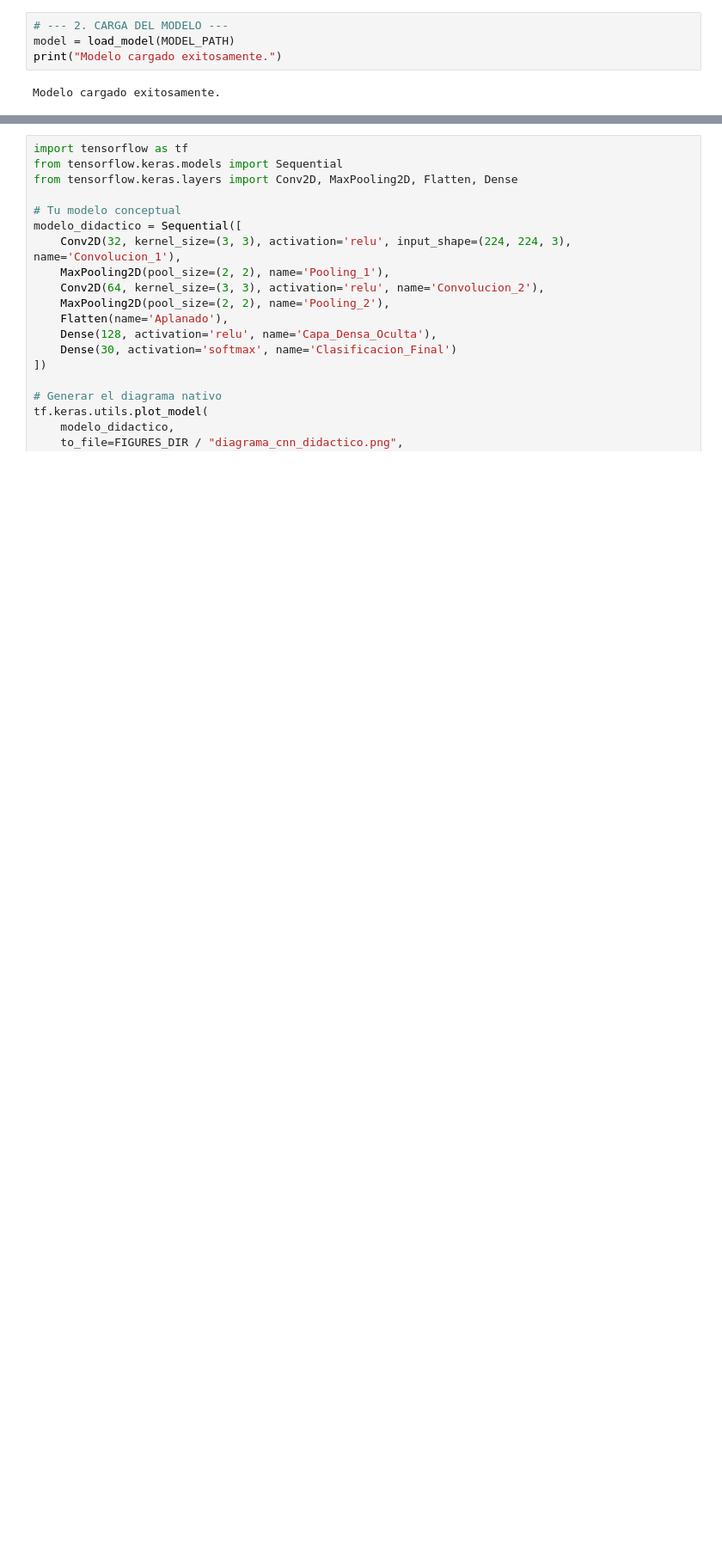
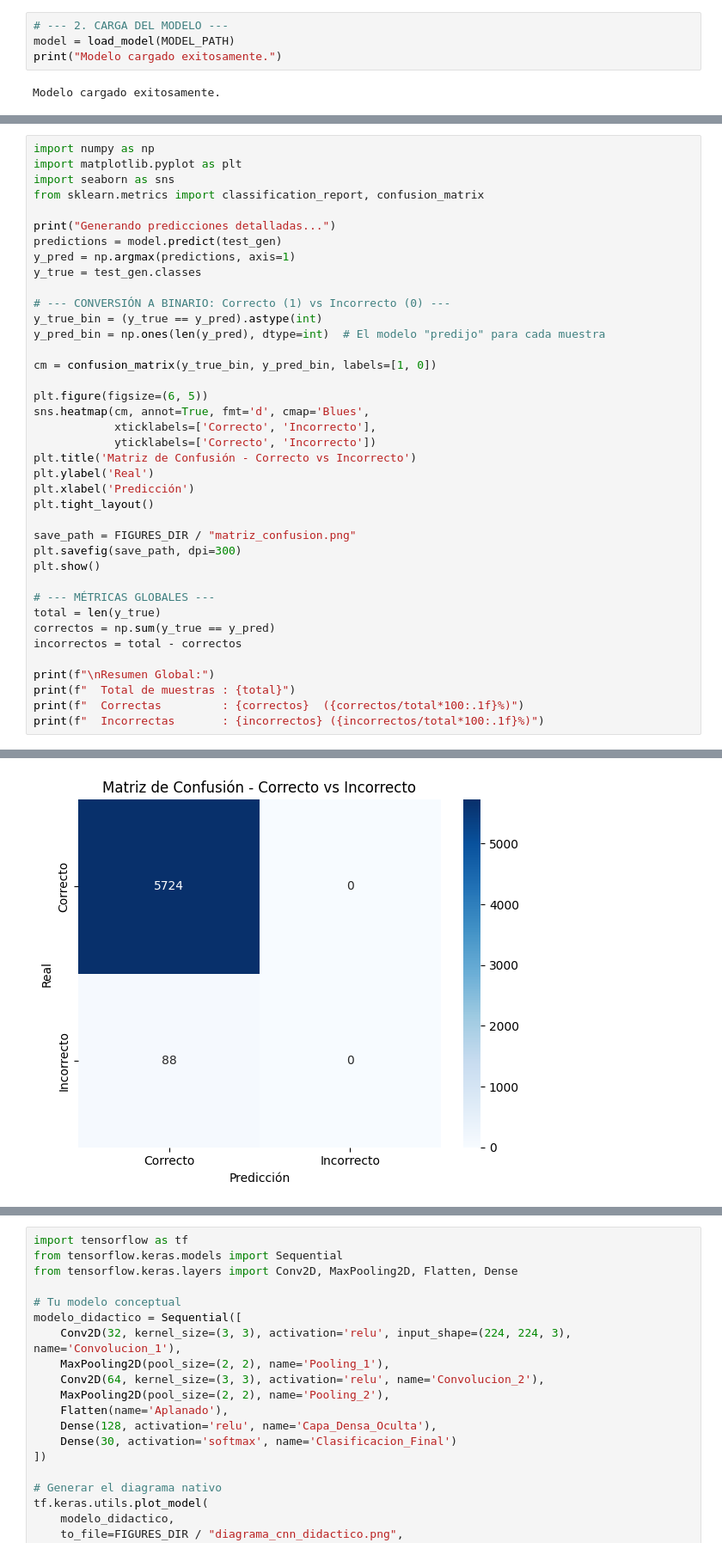
Before and after one commit to LordAguaKate/EntrenamientoIA, a Jupyter notebook: notebooks/evaluacion_modelo.ipynb, the cells around one changed output, grey strips where cells are left out. Shown at 86% size. Drawn from its saved outputs; the diff is of its cells as text; blank space fills up the shorter version.

```diff
--- a/notebooks/evaluacion_modelo.ipynb
+++ b/notebooks/evaluacion_modelo.ipynb
@@ -123,0 +132,40 @@ crushed_plastic       0.84      0.93      0.89        91
+# %%
+import numpy as np
+import matplotlib.pyplot as plt
+import seaborn as sns
+from sklearn.metrics import classification_report, confusion_matrix
+
+print("Generando predicciones detalladas...")
+predictions = model.predict(test_gen)
+y_pred = np.argmax(predictions, axis=1)
+y_true = test_gen.classes
+
+# --- CONVERSIÓN A BINARIO: Correcto (1) vs Incorrecto (0) ---
+y_true_bin = (y_true == y_pred).astype(int)
+y_pred_bin = np.ones(len(y_pred), dtype=int)  # El modelo "predijo" para cada muestra
+
+cm = confusion_matrix(y_true_bin, y_pred_bin, labels=[1, 0])
+
+plt.figure(figsize=(6, 5))
+sns.heatmap(cm, annot=True, fmt='d', cmap='Blues',
+            xticklabels=['Correcto', 'Incorrecto'],
+            yticklabels=['Correcto', 'Incorrecto'])
+plt.title('Matriz de Confusión - Correcto vs Incorrecto')
+plt.ylabel('Real')
+plt.xlabel('Predicción')
+plt.tight_layout()
+
+save_path = FIGURES_DIR / "matriz_confusion.png"
+plt.savefig(save_path, dpi=300)
+plt.show()
+
+# --- MÉTRICAS GLOBALES ---
+total = len(y_true)
+correctos = np.sum(y_true == y_pred)
+incorrectos = total - correctos
+
+print(f"\nResumen Global:")
+print(f"  Total de muestras : {total}")
+print(f"  Correctas         : {correctos}  ({correctos/total*100:.1f}%)")
+print(f"  Incorrectas       : {incorrectos} ({incorrectos/total*100:.1f}%)")
+# %% [output]
@@ -123,0 +174 @@ crushed_plastic       0.84      0.93      0.89        91
+[figure, added]
```
Also changed, not shown: parts of 10 cells of this notebook, 29 other files.
